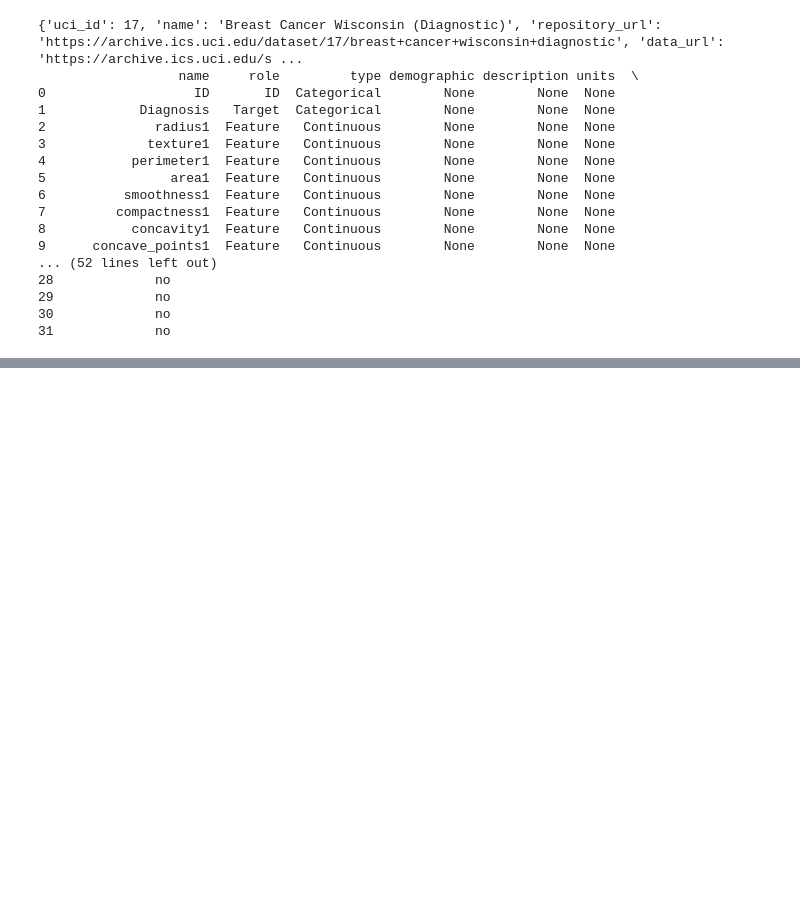
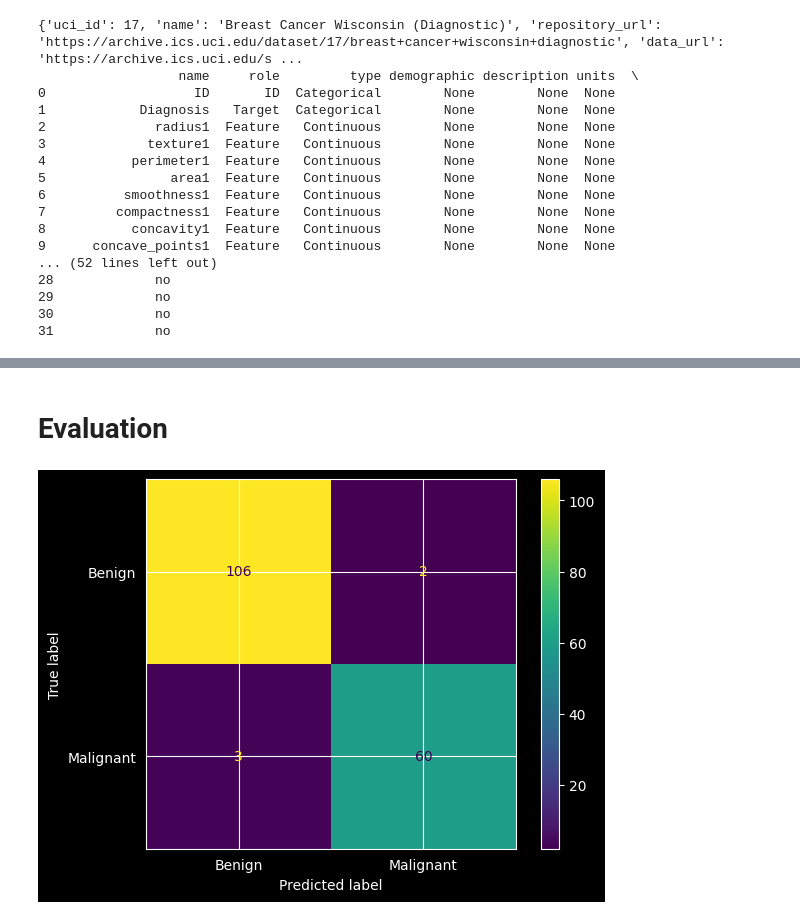
Before and after one commit to jarmoil/Datan-kasittely-ja-koneoppiminen, a Jupyter notebook: Tehtavat/Tehtava2.ipynb, the cells around one changed output, grey strips where cells are left out. Saved outputs shown, nothing was run; the diff lists cells and outputs as text; code cells hidden in the pictures; blank space fills up the shorter version.

```diff
--- a/Tehtavat/Tehtava2.ipynb
+++ b/Tehtavat/Tehtava2.ipynb
@@ -64,0 +163,15 @@ Deployment: The final phase is to deploy the model. How will the model be used i
+# %% [markdown]
+# Evaluation
+# %%
+from sklearn.metrics import confusion_matrix, ConfusionMatrixDisplay
+
+final_model = KNeighborsClassifier(n_neighbors=best_k)
+final_model.fit(X_train_scaled, y_train.values.ravel())
+y_pred = final_model.predict(X_test_scaled)
+
+cm = confusion_matrix(y_test, y_pred)
+cmd = ConfusionMatrixDisplay(cm, display_labels=['Benign', 'Malignant'])
+print("\nConfusion Matrix:")
+cmd.plot()
+# %% [output]
+[figure, added]
```
Also changed, not shown: parts of 23 cells of this notebook.
